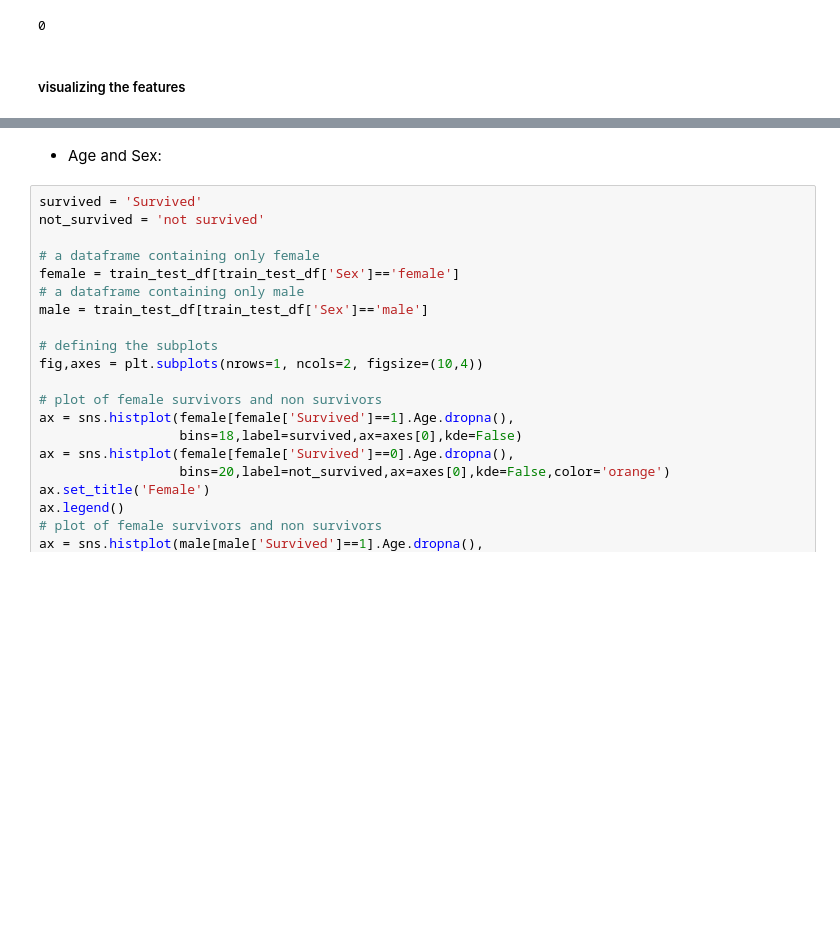
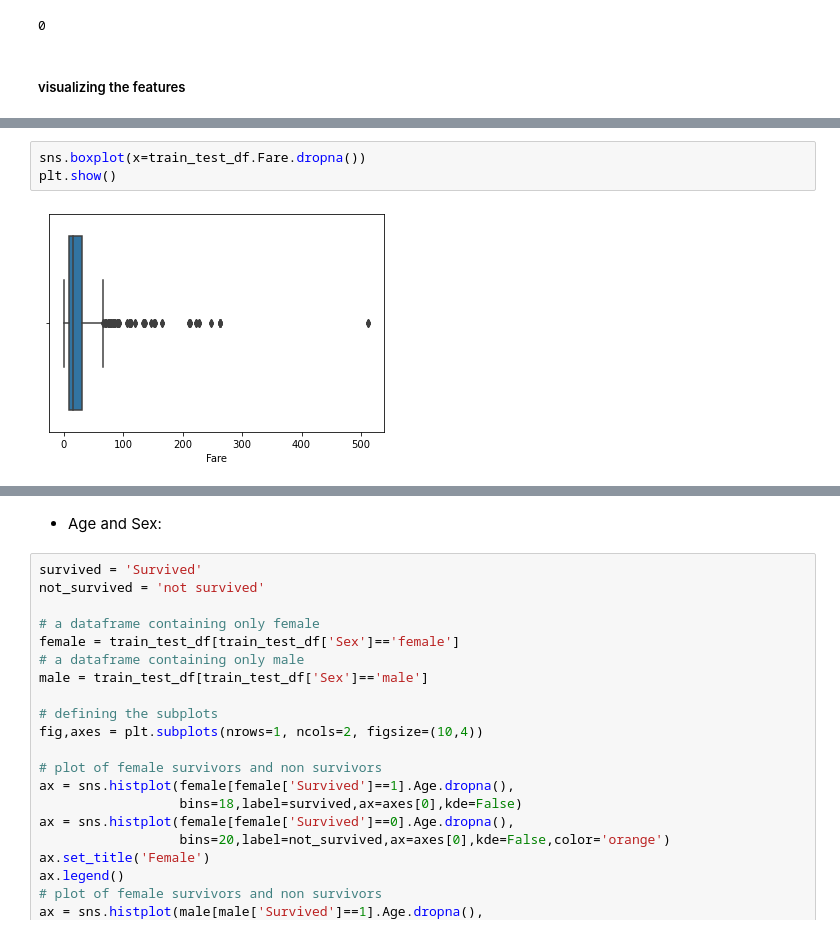
Before and after one commit to Gaetano-Osur/Data_Science_For_Disaster_Titanic, a Jupyter notebook: Titanic.ipynb, the cells around one changed output, grey strips where cells are left out. Cells and saved outputs as stored; diff of their text form; blank space fills up the shorter version.

```diff
--- a/Titanic.ipynb
+++ b/Titanic.ipynb
@@ -278,0 +295,5 @@ train_test_df.duplicated().sum()
+# %%
+sns.boxplot(x=train_test_df.Fare.dropna())
+plt.show()
+# %% [output]
+[figure, added]
```
Also changed, not shown: parts of 18 cells of this notebook.
